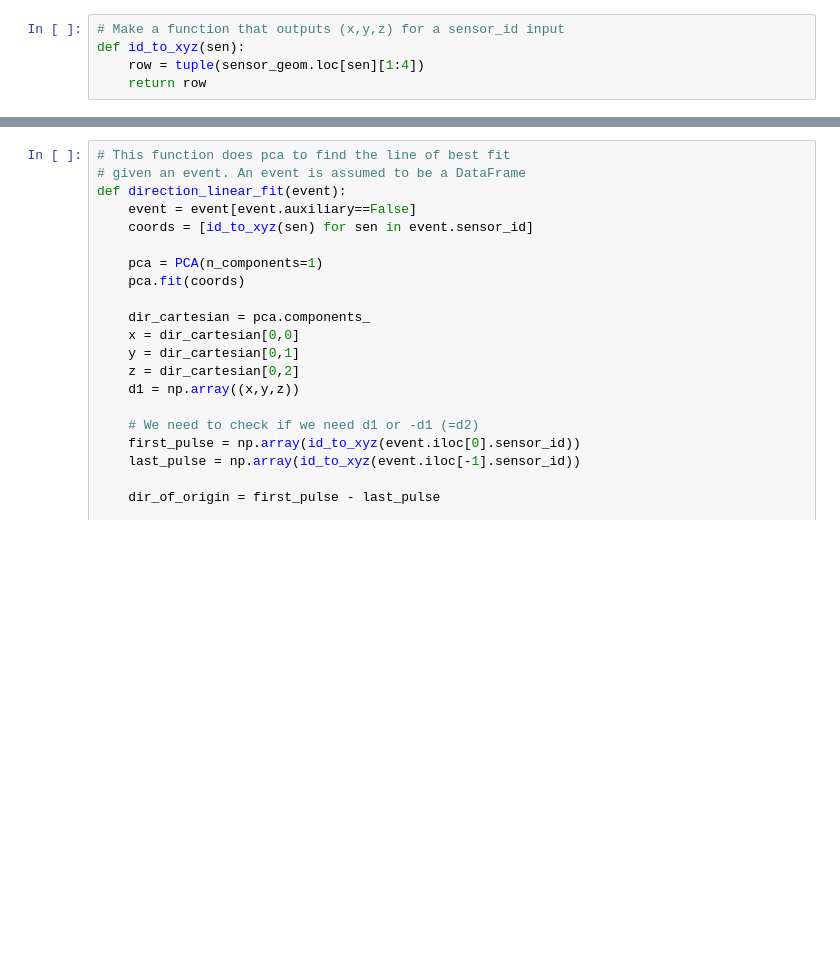
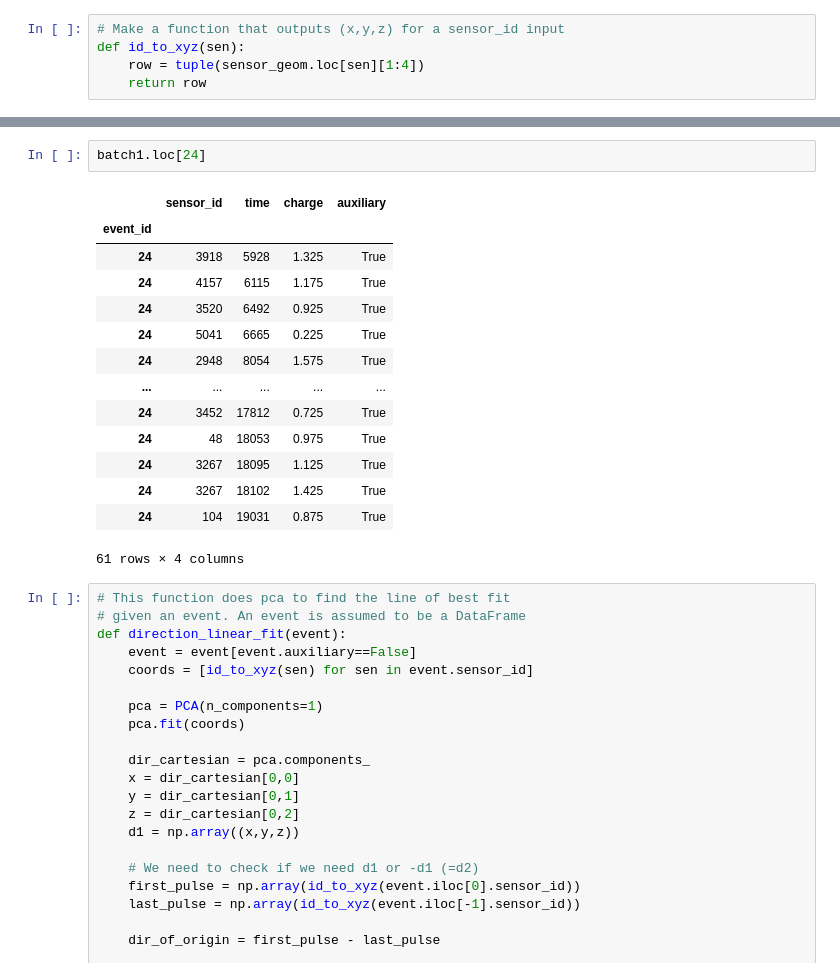
Before and after one commit to kdv97/ice-cube, a Jupyter notebook: Exploratory Data Analysis/pca_linefitting.ipynb, the cells around one changed output, grey strips where cells are left out. Cells and saved outputs as stored; diff of their text form; blank space fills up the shorter version.

```diff
--- a/Exploratory Data Analysis/pca_linefitting.ipynb
+++ b/Exploratory Data Analysis/pca_linefitting.ipynb
@@ -117,3 +143,20 @@ def id_to_xyz(sen):
+# %%
+batch1.loc[24]
+# %% [output]
+|  | sensor_id | time | charge | auxiliary |
+| event_id |  |  |  |  |
+| 24 | 3918 | 5928 | 1.325 | True |
+| 24 | 4157 | 6115 | 1.175 | True |
+| 24 | 3520 | 6492 | 0.925 | True |
+| 24 | 5041 | 6665 | 0.225 | True |
+| 24 | 2948 | 8054 | 1.575 | True |
+| ... | ... | ... | ... | ... |
+| 24 | 3452 | 17812 | 0.725 | True |
+| 24 | 48 | 18053 | 0.975 | True |
+| 24 | 3267 | 18095 | 1.125 | True |
+| 24 | 3267 | 18102 | 1.425 | True |
+| 24 | 104 | 19031 | 0.875 | True |
+61 rows × 4 columns
 # %%
 # This function does pca to find the line of best fit
 # given an event. An event is assumed to be a DataFrame
```
Also changed, not shown: parts of 9 cells of this notebook, 17 other files.
